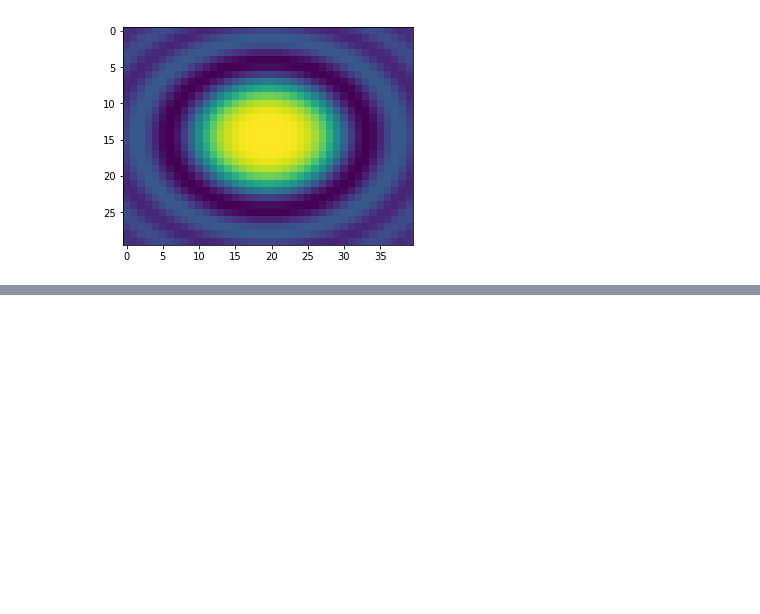
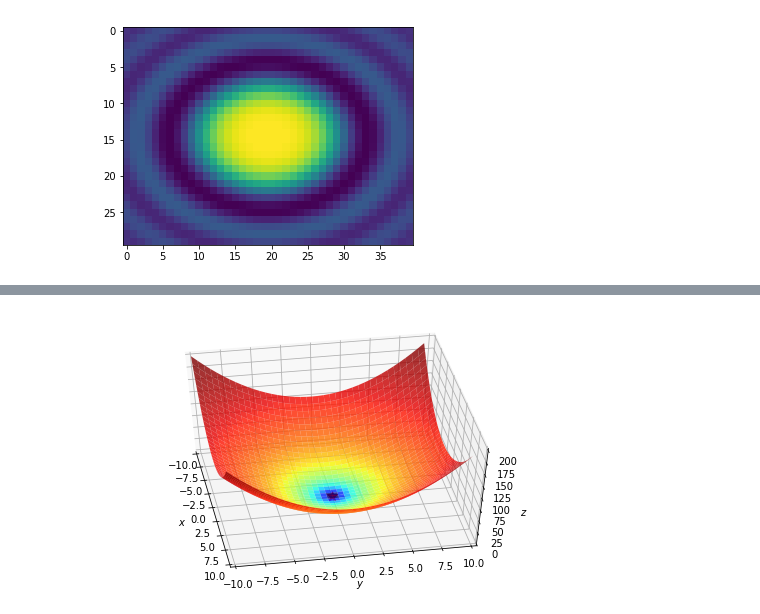
Before and after one commit to andrewkern/biol610, a Jupyter notebook: notebooks/lecture5.ipynb, the cells around one changed output, grey strips where cells are left out. Drawn from its saved outputs; the diff is of its cells as text; code cells hidden in the pictures; blank space fills up the shorter version.

```diff
--- a/notebooks/lecture5.ipynb
+++ b/notebooks/lecture5.ipynb
@@ -170,0 +230,31 @@ plt.imshow(f(X, Y))
+# %%
+from mpl_toolkits.mplot3d import Axes3D
+from matplotlib.colors import LogNorm
+
+def sphere(x,y):
+    return(x**2+y**2)
+
+xmin,xmax = -10,10
+x, y = np.meshgrid(np.arange(xmin, xmax, 0.5), np.arange(xmin, xmax, 0.5))
+z = sphere(x,y)
+
+minima = np.array([0,0])
+minima_ = minima.reshape(-1, 1)
+
+fig = plt.figure(figsize=(8, 5))
+ax = plt.axes(projection='3d', elev=50, azim=-10)
+ax.plot_surface(x, y, z, norm=LogNorm(), rstride=1, cstride=1,
+                edgecolor='none', alpha=.8, cmap=plt.cm.jet)
+
+ax.plot(*minima_, sphere(*minima_), 'r*', markersize=10)
+
+ax.set_xlabel('$x$')
+ax.set_ylabel('$y$')
+ax.set_zlabel('$z$')
+
+ax.set_xlim((xmin, xmax))
+ax.set_ylim((xmin, xmax))
+
+plt.show()
+# %% [output]
+[figure, added]
```
Also changed, not shown: parts of 11 cells of this notebook.
